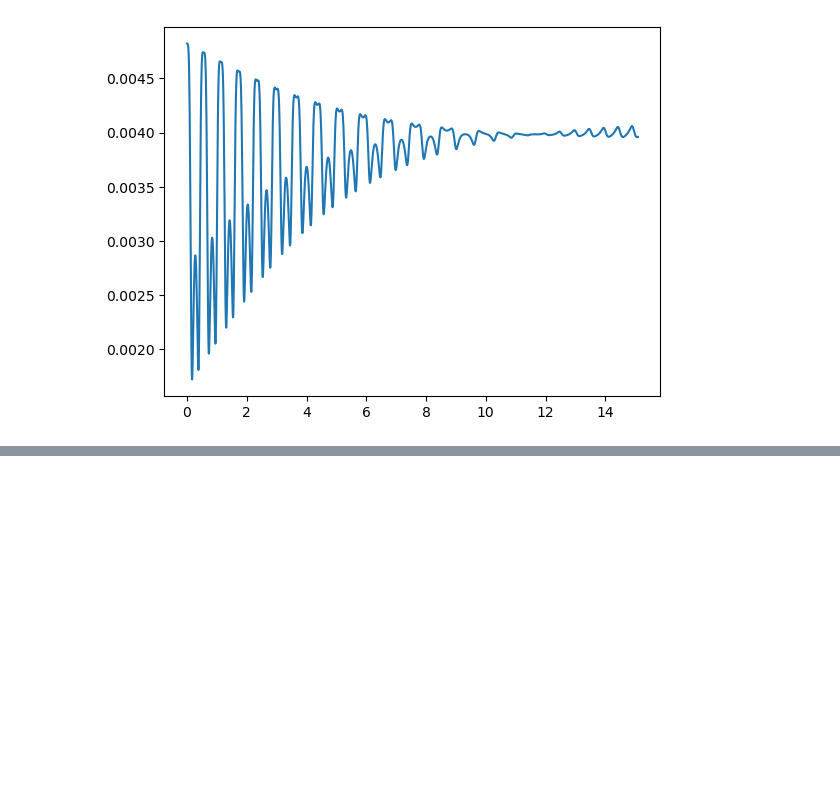
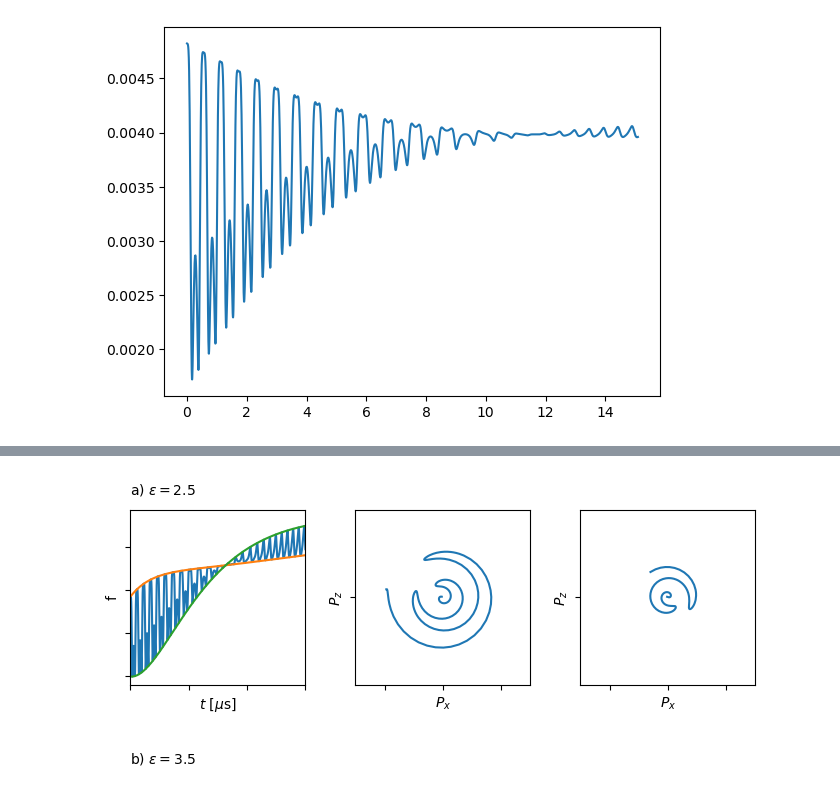
Before and after one commit to nuLABatUSD/QKESolveMPI, a Jupyter notebook: analysis/BlochBins.ipynb, the cells around one changed output, grey strips where cells are left out. Cells and saved outputs as stored; diff of their text form; code cells hidden in the pictures; blank space fills up the shorter version.

```diff
--- a/analysis/BlochBins.ipynb
+++ b/analysis/BlochBins.ipynb
@@ -11,6 +11,7 @@ dict_keys(['time', 'N_bins', 'rho', 'rhobar', 'f', 'Tcm', 'eps', 'w', 'dnde'])
 # %%
 P0, Px, Py, Pz = pd.make_P(thermal['rho'])
 # %%
-t=thermal['time']
+f_thermal=thermal['f']
+t_thermal=thermal['time']
 # %%
 eps=25
@@ -215,3 +216,98 @@ plt.plot(t, f[pd.NU_E][:, 35])
 # %% [output]
 [<matplotlib.lines.Line2D at 0x...>]
 [figure]
+# %%
+eps=25
+
+fig = plt.figure(figsize=(7,2.5))
+
+array = ([0, 27, 48, 70, 90, 111])
+f1 = fig.add_axes([2/28, 1/10, 7/28, 7/10])
+xz1_before = fig.add_axes([11/28, 1/10, 7/28, 7/10])
+xz1_after = fig.add_axes([20/28, 1/10, 7/28, 7/10])
+
+bloch = [xy, yz, xz]
+
+for ax in bloch:
+    ax.axhline(0, c='0.50', ls='--')
+    ax.axvline(0, c='0.50', ls='--')
+
+label_fontsize = 10
+
+f1.plot(t, f[pd.NU_E][:, eps])
+f1.plot(t_thermal, f_thermal[pd.NU_E][:, eps])
+f1.plot(t_thermal, f_thermal[pd.NU_MU][:, eps])
+f1.set_ylabel(r"f", fontsize=label_fontsize)
+f1.set_xlabel( r"$t~[\mu{\rm s}]$", fontsize=label_fontsize)
+f1.set_xlim(0,15)
+f1.tick_params(labelbottom=False, labelleft=False)
+
+f1.text(-.05,0.01425,"a) $\epsilon=2.5$", fontsize=label_fontsize)
+f1.text(-.05,0.008,"b) $\epsilon=3.5$", fontsize=label_fontsize)
+
+xz1_before.plot(Px[t_index[38] : t_index[46],eps], Pz[t_index[38] : t_index[46],eps])
+xz1_before.set_ylabel(r"$P_z$", fontsize=label_fontsize)
+xz1_before.set_xlabel(r"$P_x$", fontsize=label_fontsize)
+xz1_before.set_yticks([-0.2, 0, 0.2])
+xz1_before.set_yticks([-0.2, 0, 0.2])
+xz1_before.tick_params(labelbottom=False, labelleft=False)
+xz1_before.set_xlim(-0.03,0.03)
+xz1_before.set_ylim(-0.03,0.03)
+
+
+xz1_after.plot(Px[t_index[46] : t_index[51],eps], Pz[t_index[46] : t_index[51],eps])
+xz1_after.set_ylabel(r"$P_z$", fontsize=label_fontsize)
+xz1_after.set_xlabel(r"$P_x$", fontsize=label_fontsize)
+xz1_after.set_yticks([-0.2, 0, 0.2])
+xz1_after.set_yticks([-0.2, 0, 0.2])
+xz1_after.tick_params(labelbottom=False, labelleft=False)
+xz1_after.set_xlim(-0.03,0.03)
+xz1_after.set_ylim(-0.03,0.03)
+
+
+
+
+eps=35
+
+fig = plt.figure(figsize=(7,2.5))
+
+array = ([0, 27, 48, 70, 90, 111])
+f2 = fig.add_axes([2/28, 1/10, 7/28, 7/10])
+xz2_before = fig.add_axes([11/28, 1/10, 7/28, 7/10])
+xz2_after = fig.add_axes([20/28, 1/10, 7/28, 7/10])
+
+bloch = [xy, yz, xz]
+
+for ax in bloch:
+    ax.axhline(0, c='0.50', ls='--')
+    ax.axvline(0, c='0.50', ls='--')
+
+label_fontsize = 10
+
+f2.plot(t, f[pd.NU_E][:, eps])
+f2.plot(t_thermal, f_thermal[pd.NU_E][:, eps])
+f2.plot(t_thermal, f_thermal[pd.NU_MU][:, eps])
+f2.set_ylabel(r"f", fontsize=label_fontsize)
+f2.set_xlabel( r"$t~[\mu{\rm s}]$", fontsize=label_fontsize)
+f2.set_xlim(0,15)
+f2.tick_params(labelbottom=False, labelleft=False)
+
+xz2_before.plot(Px[t_index[48] : t_index[58],eps], Pz[t_index[48] : t_index[58],eps])
+xz2_before.set_ylabel(r"$P_z$", fontsize=label_fontsize)
+xz2_before.set_xlabel(r"$P_x$", fontsize=label_fontsize)
+xz2_before.set_yticks([-0.2, 0, 0.2])
+xz2_before.tick_params(labelbottom=False, labelleft=False)
+xz2_before.set_xlim(-0.03,0.03)
+xz2_before.set_ylim(-0.03,0.03)
+
+xz2_after.plot(Px[t_index[58] : t_index[65],eps], Pz[t_index[58] : t_index[65],eps])
+xz2_after.set_ylabel(r"$P_z$", fontsize=label_fontsize)
+xz2_after.set_xlabel(r"$P_x$", fontsize=label_fontsize)
+xz2_after.set_yticks([-0.2, 0, 0.2])
+xz2_after.set_yticks([-0.2, 0, 0.2])
+xz2_after.tick_params(labelbottom=False, labelleft=False)
+xz2_after.set_xlim(-0.03,0.03)
+xz2_after.set_ylim(-0.03,0.03)
+
+#still need to add labels for different curves in f plots and for before vs after P_z crosses 0 for thermal solution for xz plots
+# %% [output]
@@ -217,0 +315 @@ plt.plot(t, f[pd.NU_E][:, 35])
+[figure, added]
```
Also changed, not shown: parts of 3 cells of this notebook.
